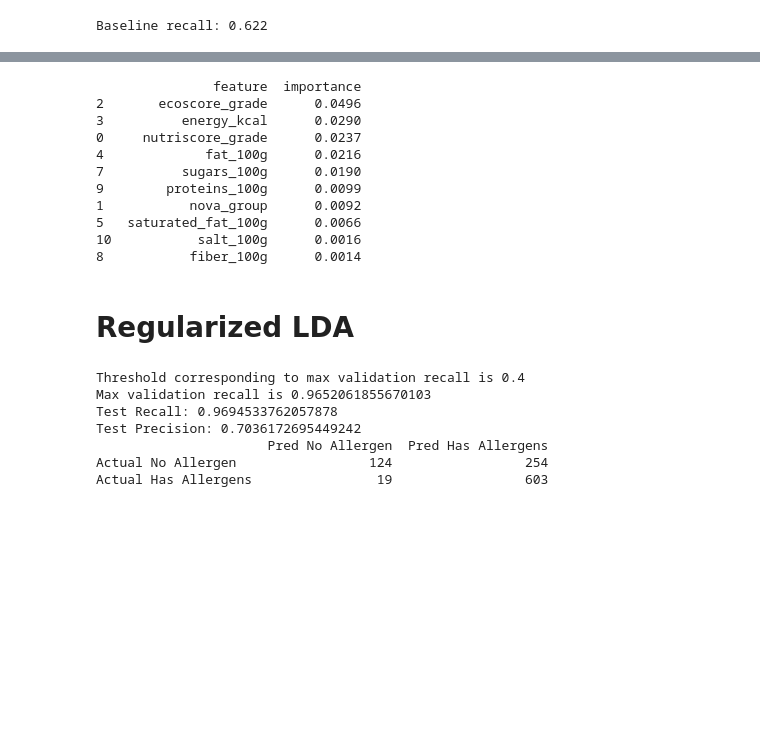
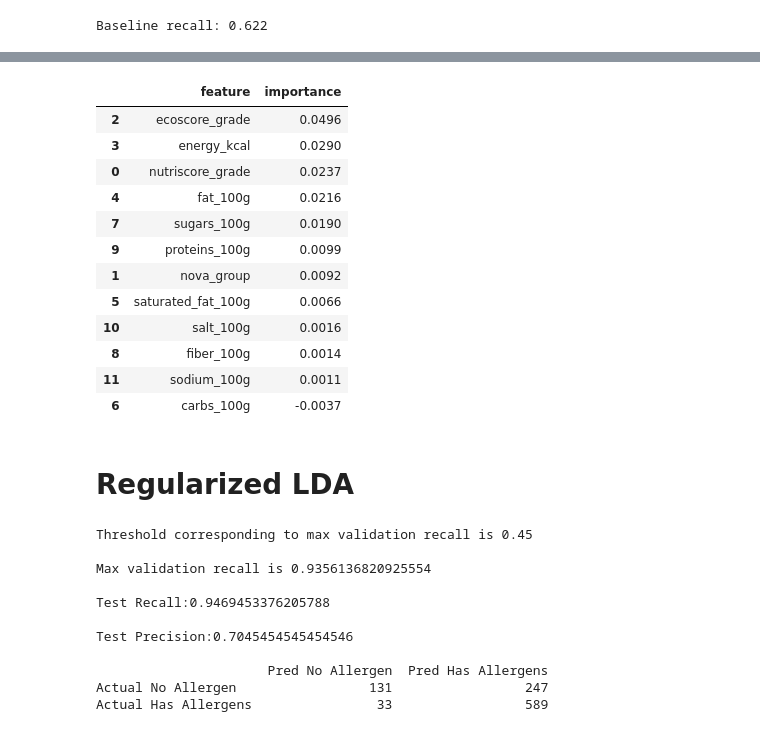
Before and after one commit to aarschne/CS5831Shared, a Jupyter notebook: Final/Classification.ipynb, the cells around one changed output, grey strips where cells are left out. Drawn from its saved outputs; the diff is of its cells as text; code cells hidden in the pictures; blank space fills up the shorter version.

```diff
--- a/Final/Classification.ipynb
+++ b/Final/Classification.ipynb
@@ -305,5 +378,11 @@ pipe = Pipeline([
     ("qda", QuadraticDiscriminantAnalysis(reg_param=0.1))
 ])
 # %%
-threshold_qda, recall_qda, precision_qda, cm_df_qda, final_model_qda = adjust_threshold(pipe, X_train, y_train, X_val, y_val, X_test, y_test, X_trainval, y_trainval)
+# run threshold function to find key metrics for qda
+threshold_qda, recall_qda, precision_qda, cm_df_qda, final_model_qda = adjust_threshold(
+    pipe, X_train, y_train, X_val, y_val,
+    X_test, y_test, X_trainval, y_trainval)
+
+# store results in the results dictionary
+results_dict["QDA"] = {"recall":recall_qda, "precision": precision_qda, "threshold": threshold_qda}
 # %% [output]
@@ -319,29 +402,34 @@ results_dict["QDA"] = {"recall":recall_qda, "precision": precision_qda, "thresho
 # %%
+# define permutation importance for qda
 result = permutation_importance(
     final_model_qda, X_test, y_test,
     n_repeats=10,
     random_state=5831,
     n_jobs=-1
 )
 
-importance = pd.DataFrame({
+# find feature importances for qda
+imp_qda = pd.DataFrame({
     "feature": X_test.columns,
     "importance": result.importances_mean
 }).sort_values(by="importance", ascending=False)
 
-print(importance.head(10))
+# output qda feature importance dataframe
+imp_qda
 # %% [output]
-               feature  importance
-2       ecoscore_grade      0.0496
-3          energy_kcal      0.0290
-0     nutriscore_grade      0.0237
-4             fat_100g      0.0216
-7          sugars_100g      0.0190
-9        proteins_100g      0.0099
-1           nova_group      0.0092
-5   saturated_fat_100g      0.0066
-10           salt_100g      0.0016
-8           fiber_100g      0.0014
+|  | feature | importance |
+| 2 | ecoscore_grade | 0.0496 |
+| 3 | energy_kcal | 0.0290 |
+| 0 | nutriscore_grade | 0.0237 |
+| 4 | fat_100g | 0.0216 |
+| 7 | sugars_100g | 0.0190 |
+| 9 | proteins_100g | 0.0099 |
+| 1 | nova_group | 0.0092 |
+| 5 | saturated_fat_100g | 0.0066 |
+| 10 | salt_100g | 0.0016 |
+| 8 | fiber_100g | 0.0014 |
+| 11 | sodium_100g | 0.0011 |
+| 6 | carbs_100g | -0.0037 |
 # %% [markdown]
 # Regularized LDA
 # %%
@@ -365,12 +457,22 @@ pipe = Pipeline([
     ("lda", LinearDiscriminantAnalysis(solver="lsqr", shrinkage="auto"))
 ])
 # %%
-threshold_reglda, recall_reglda, precision_reglda, cm_df_reglda, final_model_reglda = adjust_threshold(pipe, X_train, y_train, X_val, y_val, X_test, y_test, X_trainval, y_trainval)
+# run threshold function for regularized lda
+threshold_reglda, recall_reglda, precision_reglda, cm_df_reglda, final_model_reglda = adjust_threshold(
+    pipe, X_train, y_train, X_val, y_val,
+    X_test, y_test, X_trainval, y_trainval)
+
+# store results in a dictionary
+results_dict["Reg LDA"] = {"recall":recall_reglda, "precision": precision_reglda, "threshold": threshold_reglda}
 # %% [output]
-Threshold corresponding to max validation recall is 0.4
-Max validation recall is 0.9652061855670103
-Test Recall: 0.9694533762057878
-Test Precision: 0.7036172695449242
+Threshold corresponding to max validation recall is 0.45
+
+Max validation recall is 0.9356136820925554
+
+Test Recall:0.9469453376205788
+
+Test Precision:0.7045454545454546
+
                       Pred No Allergen  Pred Has Allergens
-Actual No Allergen                 124                 254
-Actual Has Allergens                19                 603
+Actual No Allergen                 131                 247
+Actual Has Allergens                33                 589
```
Also changed, not shown: parts of 75 cells of this notebook, 2 other files.
